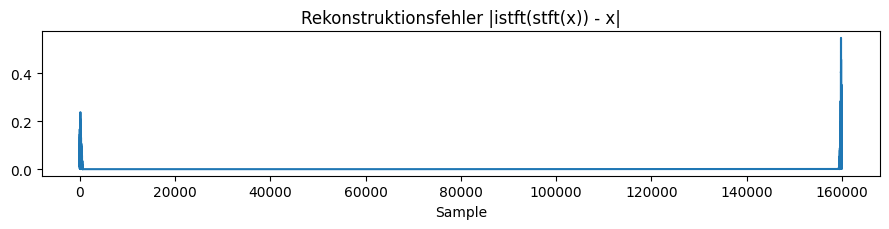
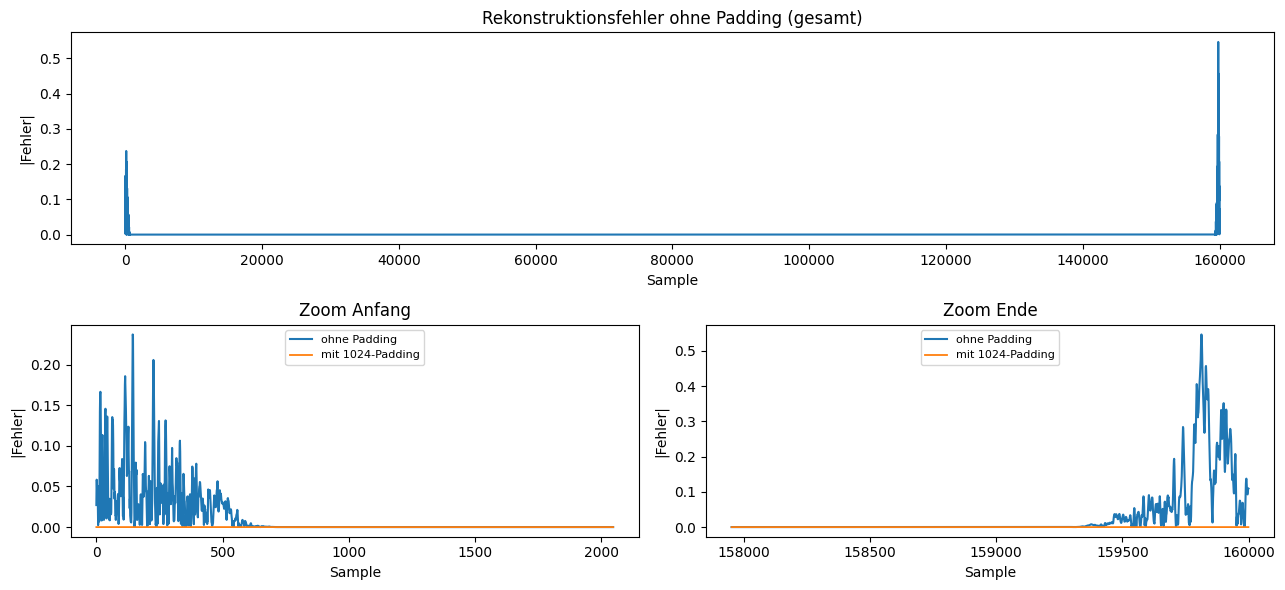
Code edit (unified diff) that turned the first committed figure into the second:
--- before
+++ after
@@ -1,9 +1,36 @@
-spec = stft(wave)
-recon = istft(spec).numpy()
-err = np.abs(recon[:len(wave)] - wave)
-print("max |Fehler| im Inneren:", err[cfg.N_FFT:-cfg.N_FFT].max())
+# Idee: vor der STFT um eine Fensterlänge zero-padden, nach der iSTFT wieder
+# abschneiden. Die unvollständig überlappten Randframes liegen dann im Padding,
+# das echte Signal wird auch am Rand vollständig rekonstruiert.
+def round_trip_err(x, pad):
+    xp = np.pad(x, (pad, pad)).astype(np.float32)
+    y = istft(stft(xp)).numpy()
+    y = y[pad:pad + len(x)]            # zugefügten Bereich wieder abschneiden
+    return np.abs(y - x)
 
-plt.figure(figsize=(9, 2.4))
-plt.plot(err)
-plt.title("Rekonstruktionsfehler |istft(stft(x)) - x|")
-plt.xlabel("Sample"); plt.tight_layout(); plt.show()
+err = round_trip_err(wave, 0)                 # ohne Padding
+err_pad = round_trip_err(wave, cfg.N_FFT)     # mit N_FFT-Padding
+print("max |Fehler| ohne Padding (innen):", err[cfg.N_FFT:-cfg.N_FFT].max())
+print("max |Fehler| mit Padding (gesamt):", err_pad.max())
+
+zoom = 2 * cfg.N_FFT
+n = len(wave)
+
+fig = plt.figure(figsize=(13, 6))
+gs = fig.add_gridspec(2, 2)
+ax_full = fig.add_subplot(gs[0, :])           # oben: gesamter Fehler (volle Breite)
+ax_start = fig.add_subplot(gs[1, 0])          # unten links: Zoom Anfang
+ax_end = fig.add_subplot(gs[1, 1])            # unten rechts: Zoom Ende
+
+ax_full.plot(err, color="C0")
+ax_full.set_title("Rekonstruktionsfehler ohne Padding (gesamt)")
+ax_full.set_xlabel("Sample"); ax_full.set_ylabel("|Fehler|")
+
+for ax, sl, x0, title in [(ax_start, slice(0, zoom), 0, "Zoom Anfang"),
+                          (ax_end, slice(n - zoom, n), n - zoom, "Zoom Ende")]:
+    xs = np.arange(x0, x0 + (sl.stop - sl.start))
+    ax.plot(xs, err[sl], color="C0", label="ohne Padding")
+    ax.plot(xs, err_pad[sl], color="C1", lw=1.3, label=f"mit {cfg.N_FFT}-Padding")
+    ax.set_title(title); ax.set_xlabel("Sample"); ax.set_ylabel("|Fehler|")
+    ax.legend(loc="upper center", fontsize=8)
+
+plt.tight_layout(); plt.show()

Commit: Improve DSP demo notebook (STFT edge error + copy-up frequency response)